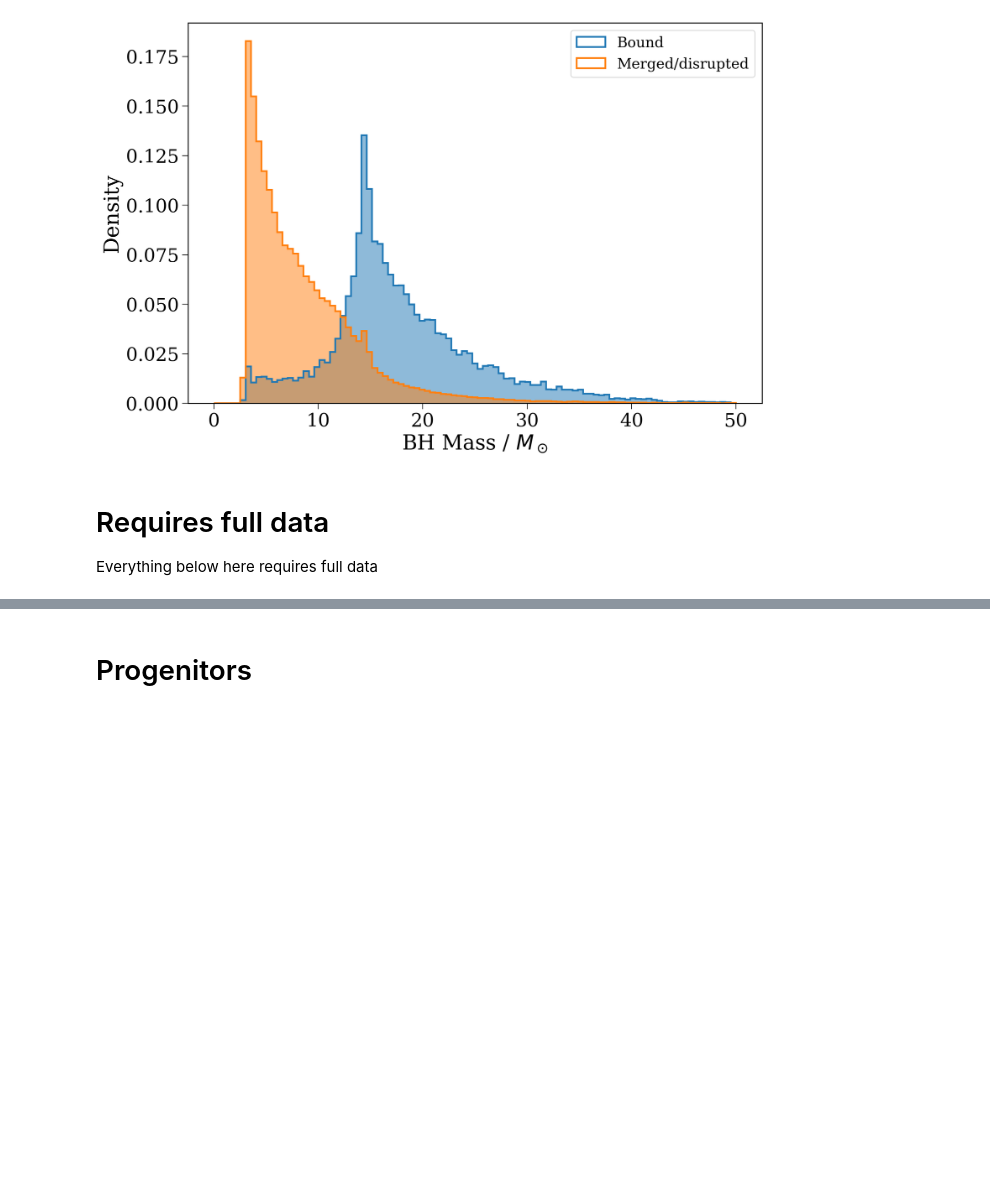
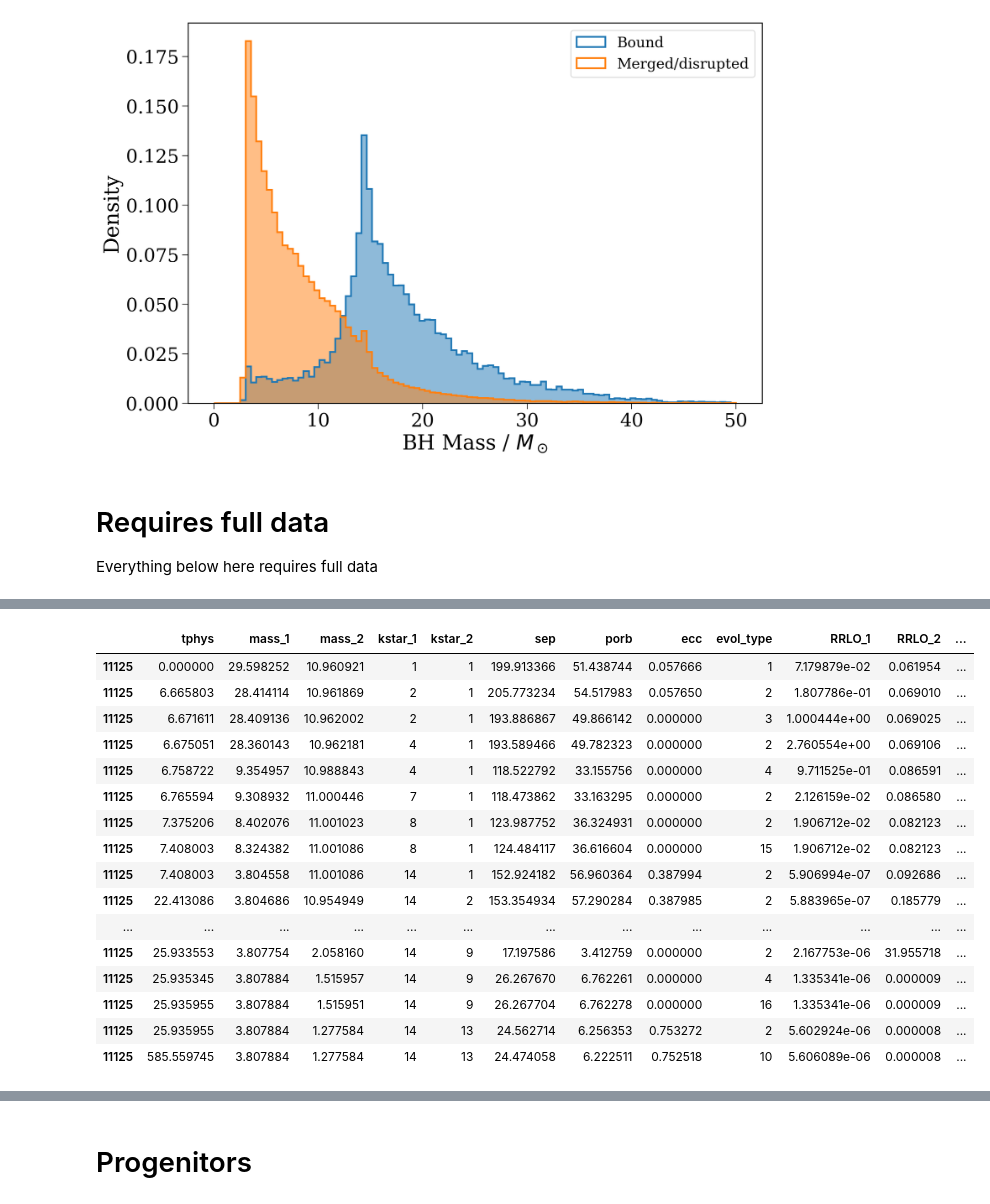
Before and after one commit to TomWagg/underworld, a Jupyter notebook: analysis/fiducial.ipynb, the cells around one changed output, grey strips where cells are left out. Drawn from its saved outputs; the diff is of its cells as text; code cells hidden in the pictures; blank space fills up the shorter version.

```diff
--- a/analysis/fiducial.ipynb
+++ b/analysis/fiducial.ipynb
@@ -434,0 +537,20 @@ Everything below here requires full data
+# %%
+pop_full_low_beta.bpp.loc[11125]
+# %% [output]
+|  | tphys | mass_1 | mass_2 | kstar_1 | kstar_2 | sep | porb | ecc | evol_type | RRLO_1 | RRLO_2 | ... |
+| 11125 | 0.000000 | 29.598252 | 10.960921 | 1 | 1 | 199.913366 | 51.438744 | 0.057666 | 1 | 7.179879e-02 | 0.061954 | ... |
+| 11125 | 6.665803 | 28.414114 | 10.961869 | 2 | 1 | 205.773234 | 54.517983 | 0.057650 | 2 | 1.807786e-01 | 0.069010 | ... |
+| 11125 | 6.671611 | 28.409136 | 10.962002 | 2 | 1 | 193.886867 | 49.866142 | 0.000000 | 3 | 1.000444e+00 | 0.069025 | ... |
+| 11125 | 6.675051 | 28.360143 | 10.962181 | 4 | 1 | 193.589466 | 49.782323 | 0.000000 | 2 | 2.760554e+00 | 0.069106 | ... |
+| 11125 | 6.758722 | 9.354957 | 10.988843 | 4 | 1 | 118.522792 | 33.155756 | 0.000000 | 4 | 9.711525e-01 | 0.086591 | ... |
+| 11125 | 6.765594 | 9.308932 | 11.000446 | 7 | 1 | 118.473862 | 33.163295 | 0.000000 | 2 | 2.126159e-02 | 0.086580 | ... |
+| 11125 | 7.375206 | 8.402076 | 11.001023 | 8 | 1 | 123.987752 | 36.324931 | 0.000000 | 2 | 1.906712e-02 | 0.082123 | ... |
+| 11125 | 7.408003 | 8.324382 | 11.001086 | 8 | 1 | 124.484117 | 36.616604 | 0.000000 | 15 | 1.906712e-02 | 0.082123 | ... |
+| 11125 | 7.408003 | 3.804558 | 11.001086 | 14 | 1 | 152.924182 | 56.960364 | 0.387994 | 2 | 5.906994e-07 | 0.092686 | ... |
+| 11125 | 22.413086 | 3.804686 | 10.954949 | 14 | 2 | 153.354934 | 57.290284 | 0.387985 | 2 | 5.883965e-07 | 0.185779 | ... |
+| ... | ... | ... | ... | ... | ... | ... | ... | ... | ... | ... | ... | ... |
+| 11125 | 25.933553 | 3.807754 | 2.058160 | 14 | 9 | 17.197586 | 3.412759 | 0.000000 | 2 | 2.167753e-06 | 31.955718 | ... |
+| 11125 | 25.935345 | 3.807884 | 1.515957 | 14 | 9 | 26.267670 | 6.762261 | 0.000000 | 4 | 1.335341e-06 | 0.000009 | ... |
+| 11125 | 25.935955 | 3.807884 | 1.515951 | 14 | 9 | 26.267704 | 6.762278 | 0.000000 | 16 | 1.335341e-06 | 0.000009 | ... |
+| 11125 | 25.935955 | 3.807884 | 1.277584 | 14 | 13 | 24.562714 | 6.256353 | 0.753272 | 2 | 5.602924e-06 | 0.000008 | ... |
+| 11125 | 585.559745 | 3.807884 | 1.277584 | 14 | 13 | 24.474058 | 6.222511 | 0.752518 | 10 | 5.606089e-06 | 0.000008 | ... |
```
Also changed, not shown: parts of 12 cells of this notebook, 9 other files.
